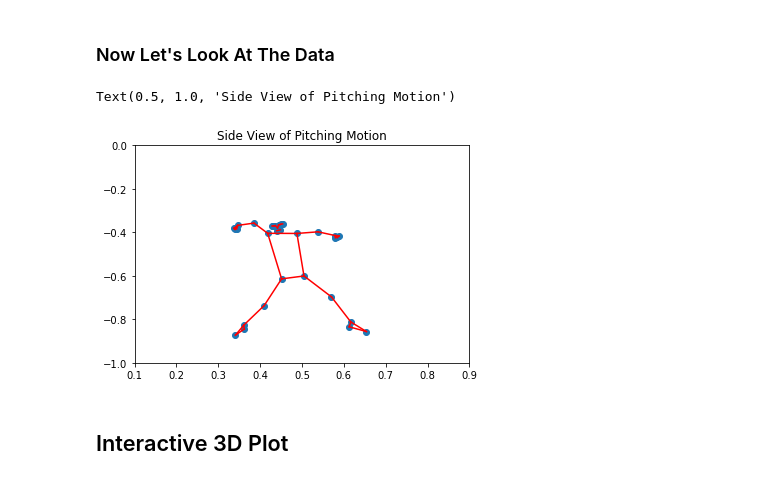
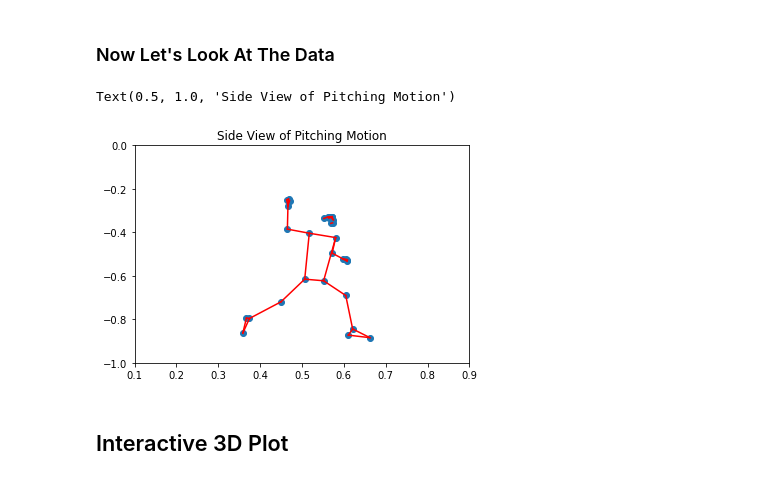
Before and after one commit to TimBrownDataSci/BioMechanics, a Jupyter notebook: PoseDetection.ipynb, the cells around one changed output. Drawn from its saved outputs; the diff is of its cells as text; code cells hidden in the pictures.

Commit message:
Visualization improvement

```diff
--- a/PoseDetection.ipynb
+++ b/PoseDetection.ipynb
@@ -14,0 +21,6 @@ mpDraw = mp.solutions.drawing_utils
+# %%
+fps_display = 30.05 #Using ClimpChamp on Windows 11, Video encoded by Google Pixel 6a
+
+first_motion = int(fps_display * 11.05)#seconds
+foot_plant = int(fps_display * 20.9)#seconds
+release = int(fps_display * 21.63)#seconds
@@ -93,23 +107,23 @@ cv2.destroyAllWindows()
 # %%
 x = []
 y = []
 z = []
-frame = 595  # Random frame number
+frame = foot_plant  # Random frame number
 for i in range(33):
     x.append(mocap[frame].landmark[i].x)
     y.append(mocap[frame].landmark[i].y * -1) # Flipping y to negative so the figure appears "right-side-up"
 plt.scatter(x,y)
 
 for i in range(len(list(mpPose.POSE_CONNECTIONS))):
     point = list(mpPose.POSE_CONNECTIONS)[i]
     plt.plot([x[point[0]],x[point[1]]],[y[point[0]],y[point[1]]], c = 'r')
 
 plt.ylim(-1,0)
 plt.xlim(0.1,0.9)
 plt.title("Side View of Pitching Motion")
 # %% [output]
 Text(0.5, 1.0, 'Side View of Pitching Motion')
-[figure, old version]
+[figure, new version]
 # %% [markdown]
 ## Interactive 3D Plot
 # %%
```
Also changed, not shown: parts of 29 cells of this notebook.
